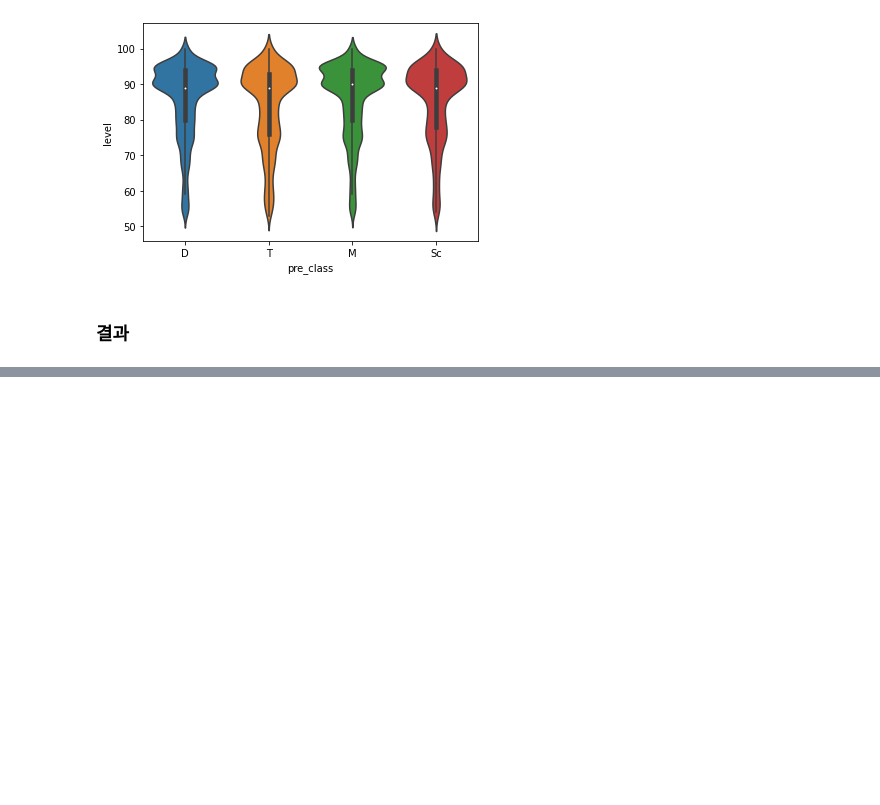
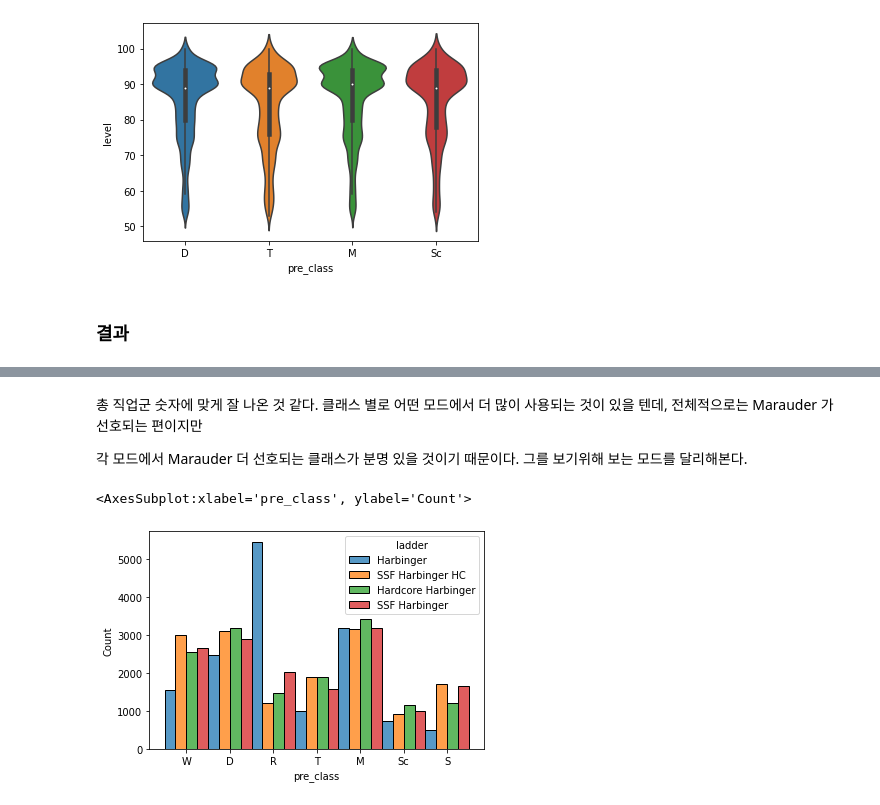
Before and after one commit to Angela-Park-JE/TIL_ver1, a Jupyter notebook: ToyPJT-POE_user/poe_stats_4_EDA_byclass.ipynb, the cells around one changed output, grey strips where cells are left out. Drawn from its saved outputs; the diff is of its cells as text; code cells hidden in the pictures; blank space fills up the shorter version.

```diff
--- a/ToyPJT-POE_user/poe_stats_4_EDA_byclass.ipynb
+++ b/ToyPJT-POE_user/poe_stats_4_EDA_byclass.ipynb
@@ -474,0 +497,9 @@ sns.violinplot(data = df[df['stat_Str'] == 1], x = 'pre_class', y = 'level')
+# %% [markdown]
+총 직업군 숫자에 맞게 잘 나온 것 같다. 클래스 별로 어떤 모드에서 더 많이 사용되는 것이 있을 텐데, 전체적으로는 Marauder 가 선호되는 편이지만
+
+각 모드에서 Marauder 더 선호되는 클래스가 분명 있을 것이기 때문이다. 그를 보기위해 보는 모드를 달리해본다.
+# %%
+sns.histplot(data=df, x = 'pre_class', hue = 'ladder', multiple = 'dodge')
+# %% [output]
+<AxesSubplot:xlabel='pre_class', ylabel='Count'>
+[figure, added]
```
Also changed, not shown: parts of 54 cells of this notebook.
